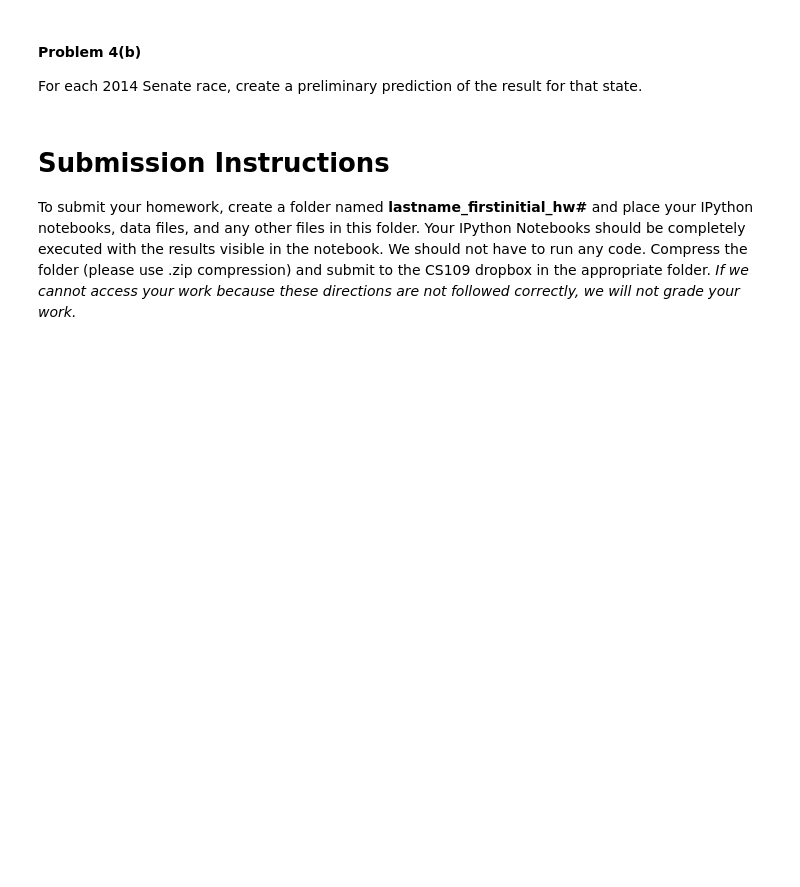
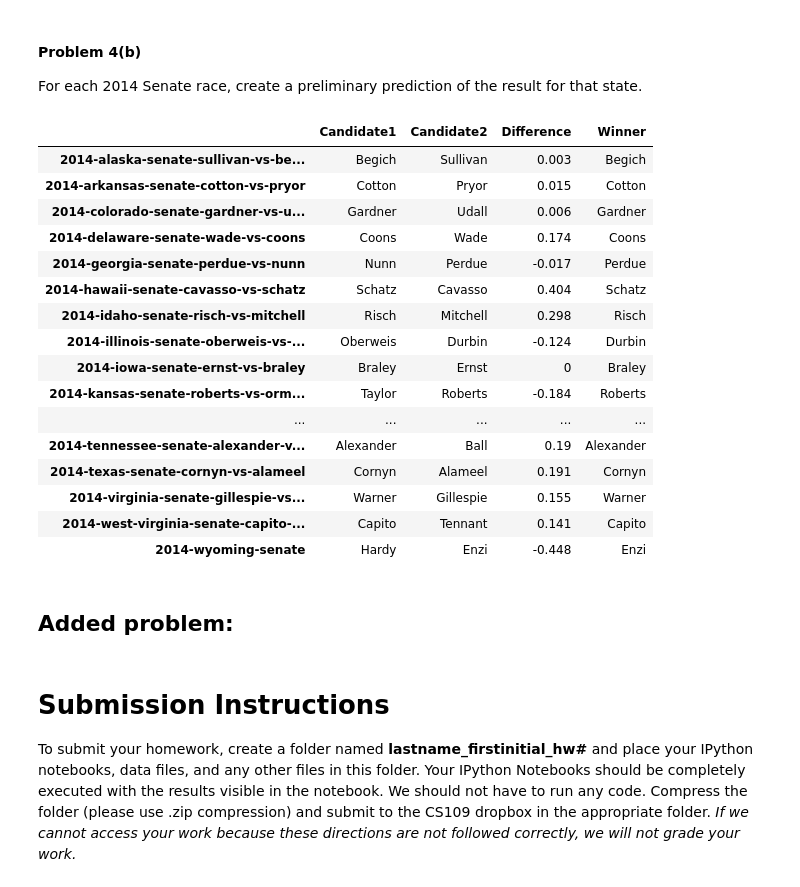
Before and after one commit to tuckergordon/bah_repos, a Jupyter notebook: 2014hw/hw2/HW2.ipynb, the cells around one changed output. Saved outputs shown, nothing was run; the diff lists cells and outputs as text; code cells hidden in the pictures; blank space fills up the shorter version.

Commit message:
finished problem 3

```diff
--- a/2014hw/hw2/HW2.ipynb
+++ b/2014hw/hw2/HW2.ipynb
@@ -575,3 +592,66 @@ For each 2014 Senate race, create a preliminary prediction of the result for tha
+# %%
+# # returns a row for the dataframe with the winner, loser, and margin of victory from the polls
+# def getOutcomeForState(state) :
+#     df = dfs[state]
+#     can1 = df.columns[7]
+#     can2 = df.columns[8]
+#     mu_can1 = np.mean(df[can1]/100)
+#     mu_can2 = np.mean(df[can2]/100)
+#     if mu_can1 > mu_can2 :
+#         winner = can1
+#         loser = can2
+#         margin = mu_can1 - mu_can2
+#     else :
+#         winner = can2
+#         loser = can1
+#         margin = mu_can2 - mu_can1
+
+#     margin = round(margin, 3)
+#     return pd.DataFrame({'State': [state],'Winner': [winner], 'Loser': [loser], 'Margin': [margin]})
+
+# ##############
+
+# predictions = pd.DataFrame(columns=['State', 'Winner', 'Loser', 'Margin'])
+
+# for key in dfs :
+#     predictions = predictions.append(getOutcomeForState(key), ignore_index=False)
+
+# predictions = predictions.set_index('State')
+# predictions
+
+x = {}
+for keys in dfs:
+    dat = dfs[keys]
+    candidate1 = dat.columns[7]
+    candidate2 = dat.columns[8]
+    dat.Diff = (dat[candidate1]/100) - (dat[candidate2]/100)
+    x[keys] = [candidate1, candidate2, np.round(np.mean(dat.Diff), 3)]
+
+predictions = pd.DataFrame(x).T
+predictions.columns = ['Candidate1', 'Candidate2', 'Difference']
+predictions['Winner'] = np.where(predictions.Difference >=0,
+                                 predictions.Candidate1, predictions.Candidate2)
+predictions
+# %% [output]
+|  | Candidate1 | Candidate2 | Difference | Winner |
+| 2014-alaska-senate-sullivan-vs-be... | Begich | Sullivan | 0.003 | Begich |
+| 2014-arkansas-senate-cotton-vs-pryor | Cotton | Pryor | 0.015 | Cotton |
+| 2014-colorado-senate-gardner-vs-u... | Gardner | Udall | 0.006 | Gardner |
+| 2014-delaware-senate-wade-vs-coons | Coons | Wade | 0.174 | Coons |
+| 2014-georgia-senate-perdue-vs-nunn | Nunn | Perdue | -0.017 | Perdue |
+| 2014-hawaii-senate-cavasso-vs-schatz | Schatz | Cavasso | 0.404 | Schatz |
+| 2014-idaho-senate-risch-vs-mitchell | Risch | Mitchell | 0.298 | Risch |
+| 2014-illinois-senate-oberweis-vs-... | Oberweis | Durbin | -0.124 | Durbin |
+| 2014-iowa-senate-ernst-vs-braley | Braley | Ernst | 0 | Braley |
+| 2014-kansas-senate-roberts-vs-orm... | Taylor | Roberts | -0.184 | Roberts |
+| ... | ... | ... | ... | ... |
+| 2014-tennessee-senate-alexander-v... | Alexander | Ball | 0.19 | Alexander |
+| 2014-texas-senate-cornyn-vs-alameel | Cornyn | Alameel | 0.191 | Cornyn |
+| 2014-virginia-senate-gillespie-vs... | Warner | Gillespie | 0.155 | Warner |
+| 2014-west-virginia-senate-capito-... | Capito | Tennant | 0.141 | Capito |
+| 2014-wyoming-senate | Hardy | Enzi | -0.448 | Enzi |
+# %% [markdown]
+## Added problem:
 # %% [markdown]
 # Submission Instructions
 
```
Also changed, not shown: parts of 11 cells of this notebook.
